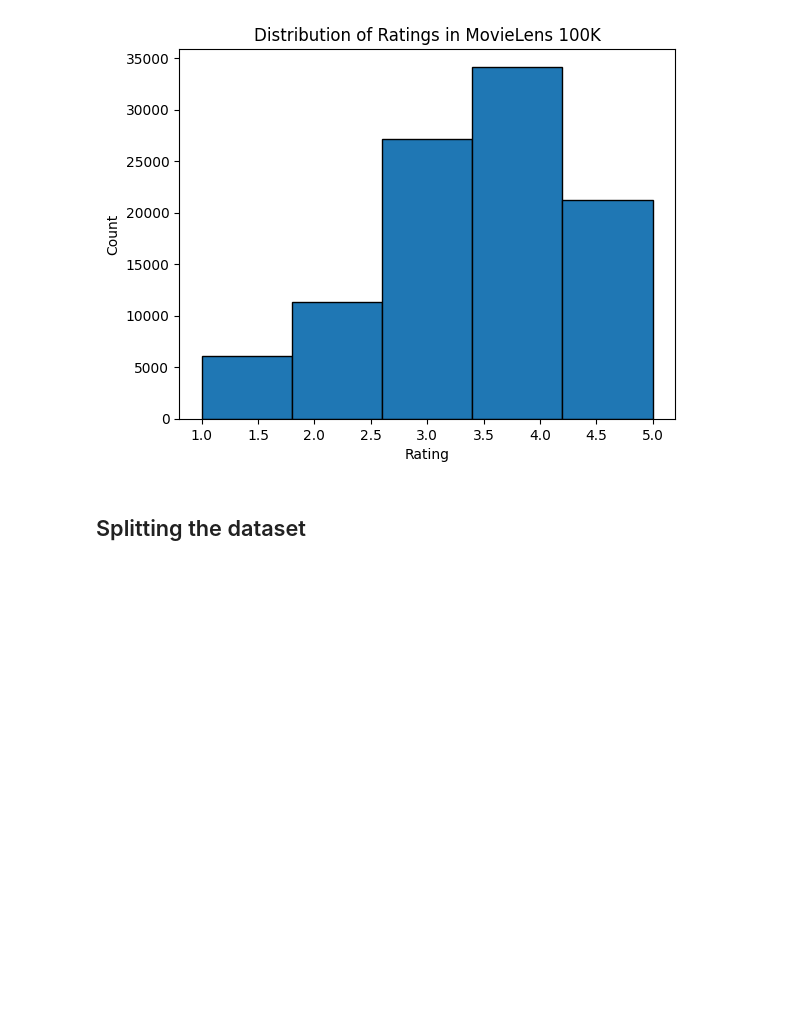
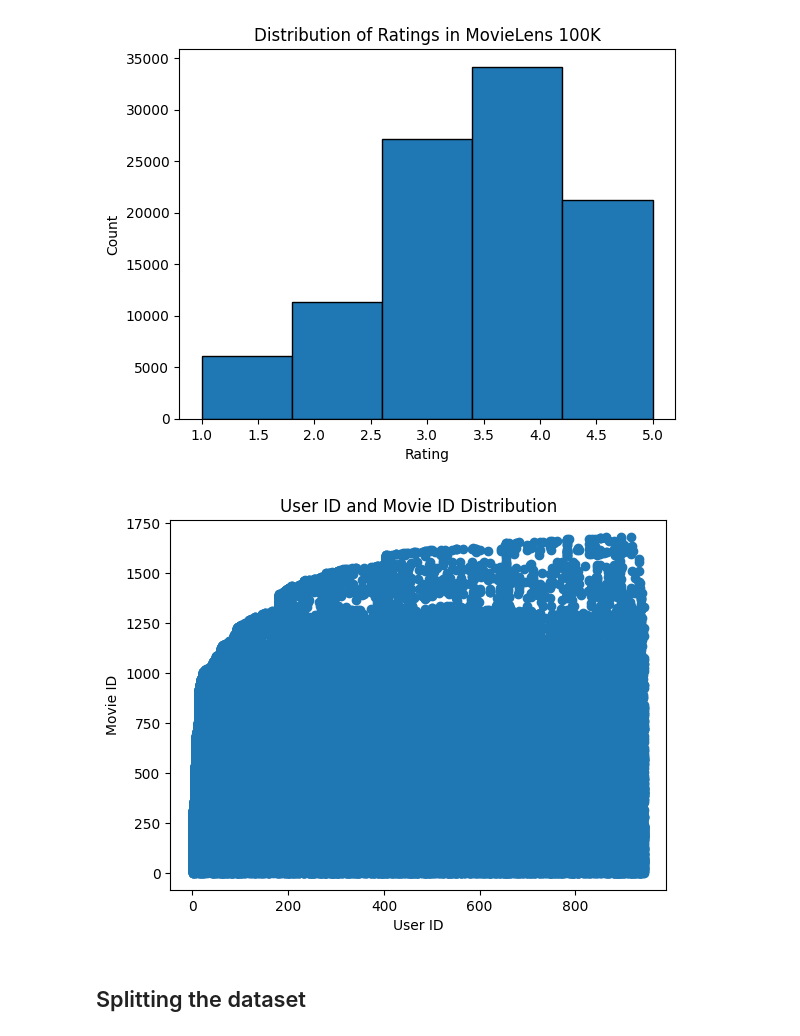
Before and after one commit to donglinkang2021/recsys_d2l, a Jupyter notebook: 1_The_MovieLens_Dataset.ipynb, the cells around one changed output. Saved outputs shown, nothing was run; the diff lists cells and outputs as text; code cells hidden in the pictures; blank space fills up the shorter version.

```diff
--- a/1_The_MovieLens_Dataset.ipynb
+++ b/1_The_MovieLens_Dataset.ipynb
@@ -50,6 +50,14 @@ plt.title('Distribution of Ratings in MovieLens 100K')
 plt.show()
 # %% [output]
 [figure]
+# %%
+plt.scatter(data['user_id'], data['item_id'])
+plt.xlabel('User ID')
+plt.ylabel('Movie ID')
+plt.title('User ID and Movie ID Distribution')
+plt.show()
+# %% [output]
+[figure, added]
 # %% [markdown]
 ## Splitting the dataset
 # %%
```
